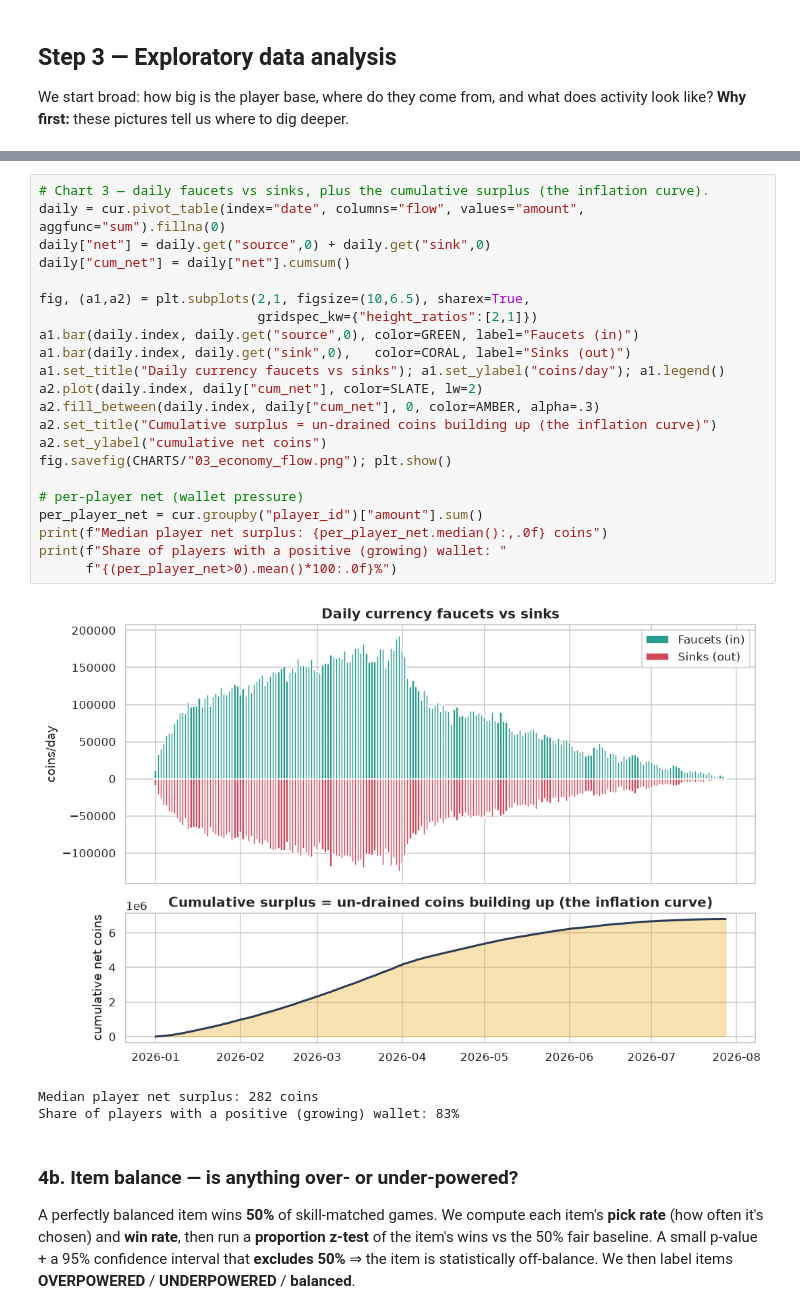
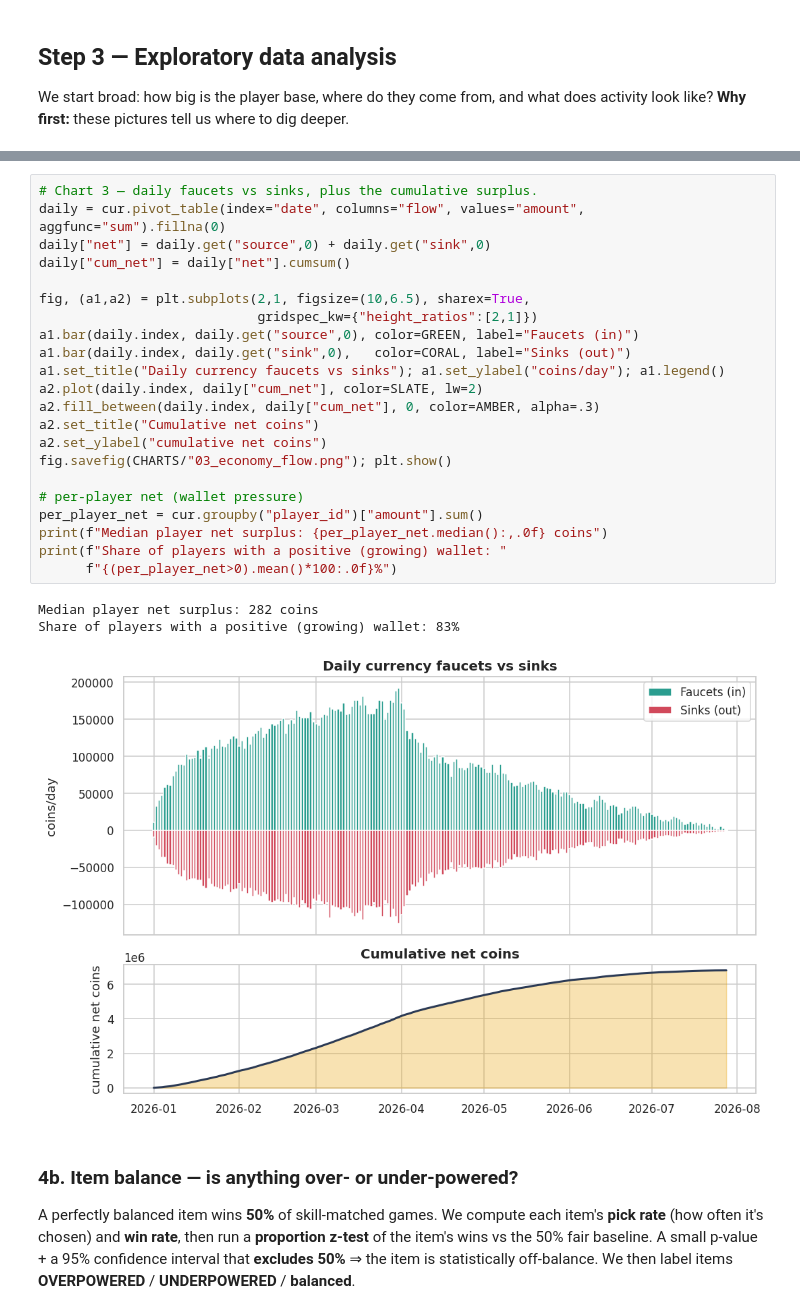
Before and after one commit to merogith/DataAnalysis, a Jupyter notebook: project-2-game-economy/analysis.ipynb, the cells around one changed output, grey strips where cells are left out. Saved outputs shown, nothing was run; the diff lists cells and outputs as text.

```diff
--- a/project-2-game-economy/analysis.ipynb
+++ b/project-2-game-economy/analysis.ipynb
@@ -252,30 +251,30 @@ NET flow into economy : 6,801,171  (INFLATION)
 Sinks recover 63% of every coin minted (healthy target is ~90-100%).
 # %%
-# Chart 3 — daily faucets vs sinks, plus the cumulative surplus (the inflation curve).
+# Chart 3 — daily faucets vs sinks, plus the cumulative surplus.
 daily = cur.pivot_table(index="date", columns="flow", values="amount", aggfunc="sum").fillna(0)
 daily["net"] = daily.get("source",0) + daily.get("sink",0)
 daily["cum_net"] = daily["net"].cumsum()
 
 fig, (a1,a2) = plt.subplots(2,1, figsize=(10,6.5), sharex=True,
                             gridspec_kw={"height_ratios":[2,1]})
 a1.bar(daily.index, daily.get("source",0), color=GREEN, label="Faucets (in)")
 a1.bar(daily.index, daily.get("sink",0),   color=CORAL, label="Sinks (out)")
 a1.set_title("Daily currency faucets vs sinks"); a1.set_ylabel("coins/day"); a1.legend()
 a2.plot(daily.index, daily["cum_net"], color=SLATE, lw=2)
 a2.fill_between(daily.index, daily["cum_net"], 0, color=AMBER, alpha=.3)
-a2.set_title("Cumulative surplus = un-drained coins building up (the inflation curve)")
+a2.set_title("Cumulative net coins")
 a2.set_ylabel("cumulative net coins")
 fig.savefig(CHARTS/"03_economy_flow.png"); plt.show()
 
 # per-player net (wallet pressure)
 per_player_net = cur.groupby("player_id")["amount"].sum()
 print(f"Median player net surplus: {per_player_net.median():,.0f} coins")
 print(f"Share of players with a positive (growing) wallet: "
       f"{(per_player_net>0).mean()*100:.0f}%")
 # %% [output]
+Median player net surplus: 282 coins
+Share of players with a positive (growing) wallet: 83%
-[figure, old version]
+[figure, new version]
-Median player net surplus: 282 coins
-Share of players with a positive (growing) wallet: 83%
 # %% [markdown]
 ### 4b. Item balance — is anything over- or under-powered?
 A perfectly balanced item wins **50%** of skill-matched games. We compute each item's **pick rate**
```
Also changed, not shown: parts of 15 cells of this notebook, 13 other files.
